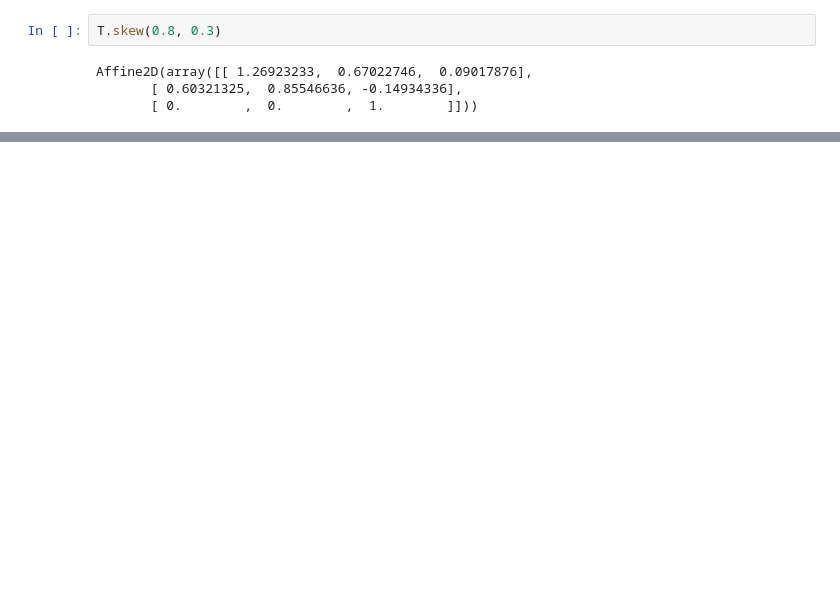
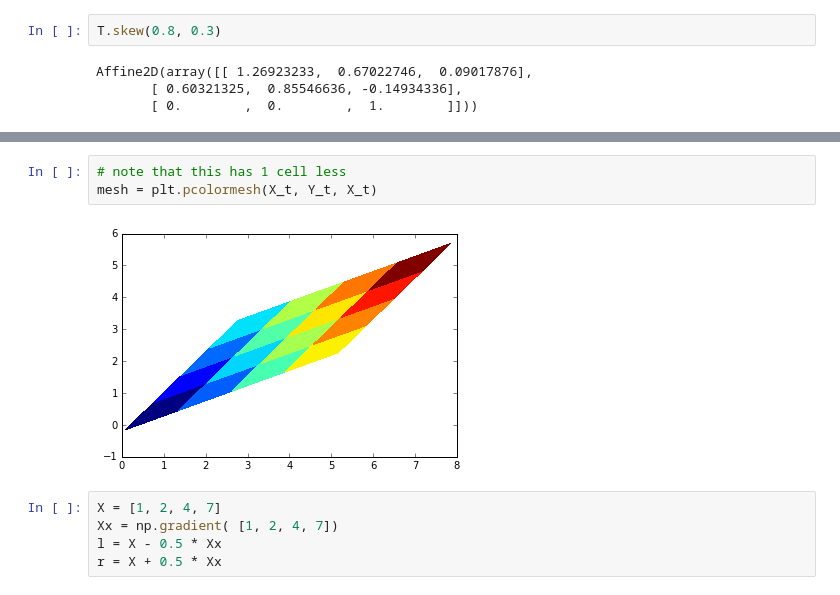
Before and after one commit to openearth/notebooks, a Jupyter notebook: gridenclosure.ipynb, the cells around one changed output, grey strips where cells are left out. Saved outputs shown, nothing was run; the diff lists cells and outputs as text; blank space fills up the shorter version.

```diff
--- a/gridenclosure.ipynb
+++ b/gridenclosure.ipynb
@@ -85,0 +92,10 @@ True True
+# %%
+# note that this has 1 cell less
+mesh = plt.pcolormesh(X_t, Y_t, X_t)
+# %% [output]
+[figure, added]
+# %%
+X = [1, 2, 4, 7]
+Xx = np.gradient( [1, 2, 4, 7])
+l = X - 0.5 * Xx
+r = X + 0.5 * Xx
```
Also changed, not shown: parts of 7 cells of this notebook.
